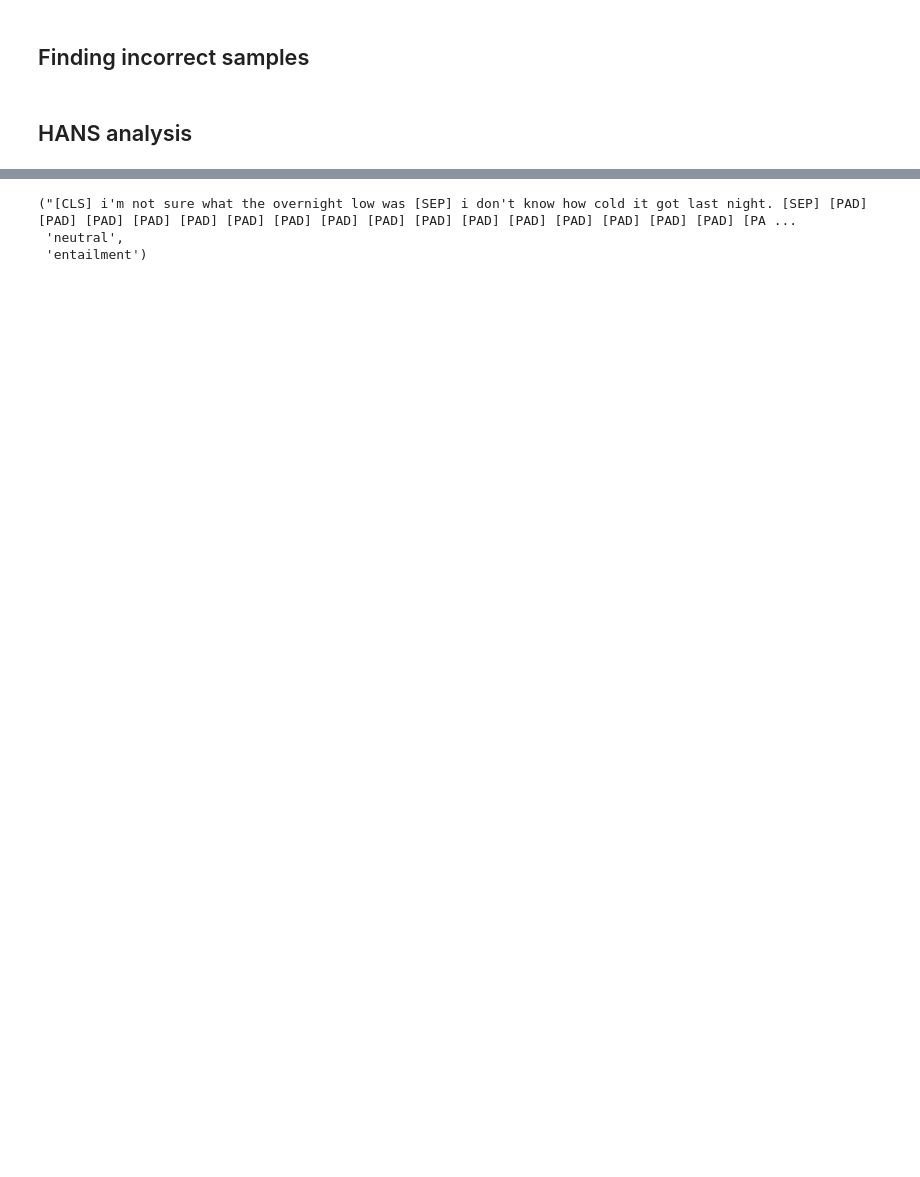
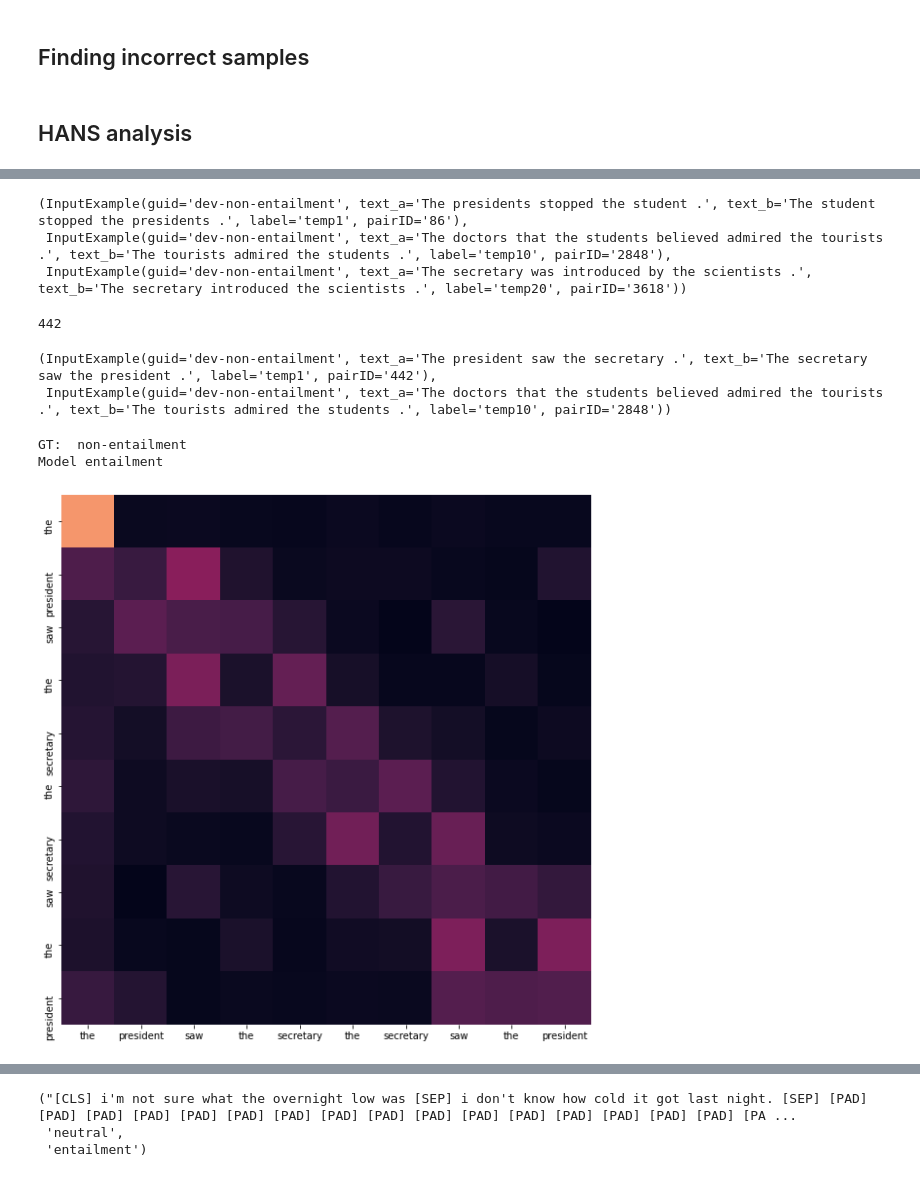
Before and after one commit to prajjwal1/generalize_lm_nli, a Jupyter notebook: nbs/evaluation_analysis_samples.ipynb, the cells around one changed output, grey strips where cells are left out. Saved outputs shown, nothing was run; the diff lists cells and outputs as text; code cells hidden in the pictures; blank space fills up the shorter version.

```diff
--- a/nbs/evaluation_analysis_samples.ipynb
+++ b/nbs/evaluation_analysis_samples.ipynb
@@ -86,0 +144,5 @@ model, batch = put_on_cuda(model, batch)
+# %%
+centroid_failed_large_correct = []
+for i in tqdm(bert_large_hans_correct):
+    if i not in bert_centroid_hans_correct:
+        centroid_failed_large_correct.append(i)
@@ -87 +156,56 @@ model, batch = put_on_cuda(model, batch)
+# %%
+examples[86], examples[2848]
+# 10, 350,
+# %% [output]
+(InputExample(guid='dev-non-entailment', text_a='The presidents stopped the student .', text_b='The student stopped the presidents .', label='temp1', pairID='86'),
+ InputExample(guid='dev-non-entailment', text_a='The doctors that the students believed admired the tourists .', text_b='The tourists admired the students .', label='temp10', pairID='2848'),
+ InputExample(guid='dev-non-entailment', text_a='The secretary was introduced by the scientists .', text_b='The secretary introduced the scientists .', label='temp20', pairID='3618'))
+# %%
+hans_idx = centroid_failed_large_correct[10]
+print(hans_idx)
+# %% [output]
+442
+# %%
+examples[442], examples[2848]
+# 10, 5934
+# %% [output]
+(InputExample(guid='dev-non-entailment', text_a='The president saw the secretary .', text_b='The secretary saw the president .', label='temp1', pairID='442'),
+ InputExample(guid='dev-non-entailment', text_a='The doctors that the students believed admired the tourists .', text_b='The tourists admired the students .', label='temp10', pairID='2848'))
+# %%
+idx = hans_idx
+text_a = examples[idx].text_a.replace('.', "").strip()
+text_b = examples[idx].text_b.replace('.', "").strip()
+tok1 = tokenizer.tokenize(text_a)
+tok2 = tokenizer.tokenize(text_b)
+tok = tok1+tok2
+ids = torch.tensor(tokenizer.convert_tokens_to_ids(tok)).unsqueeze(0).to('cuda')
+output = model(ids)
+attentions = torch.cat(output[1]).to('cpu').detach().numpy()
+preds = np.argmax(output[0].cpu().detach(), axis=1)
+print('GT: ', examples[idx].guid.replace('dev-', ''), '\nModel', label_dict[preds.item()])
+# %% [output]
+GT:  non-entailment
+Model entailment
+# %%
+atts = [attentions[0][2], attentions[0][3], attentions[0][10],\
+        attentions[1][1], attentions[1][4], attentions[1][11], \
+        attentions[2][0], attentions[2][6], attentions[2][9], \
+        attentions[3][0], attentions[3][3], attentions[3][5], attentions[3][9], \
+        attentions[3][11], \
+        attentions[4][3], attentions[4][5], attentions[4][7], attentions[4][10], \
+        attentions[4][11], \
+        attentions[5][0], attentions[5][1], attentions[5][5], attentions[5][6], \
+        attentions[5][7], attentions[5][9], attentions[5][10],\
+        attentions[6][0], attentions[6][2], attentions[6][3], \
+        attentions[6][5], attentions[6][6], attentions[6][9], attentions[6][11], \
+        attentions[7][2], attentions[7][4], attentions[7][7], attentions[7][11], \
+        attentions[8][2], \
+        attentions[9][6]]
+
+avg_atts = sum(atts)/len(atts)
+# %%
+fig, axs = plt.subplots(1,1, figsize=(20, 10))
+draw(avg_atts, tok, tok, ax=axs)
+# %% [output]
+[figure, added]
 # %%
```
Also changed, not shown: parts of 60 cells of this notebook, 11 other files.
